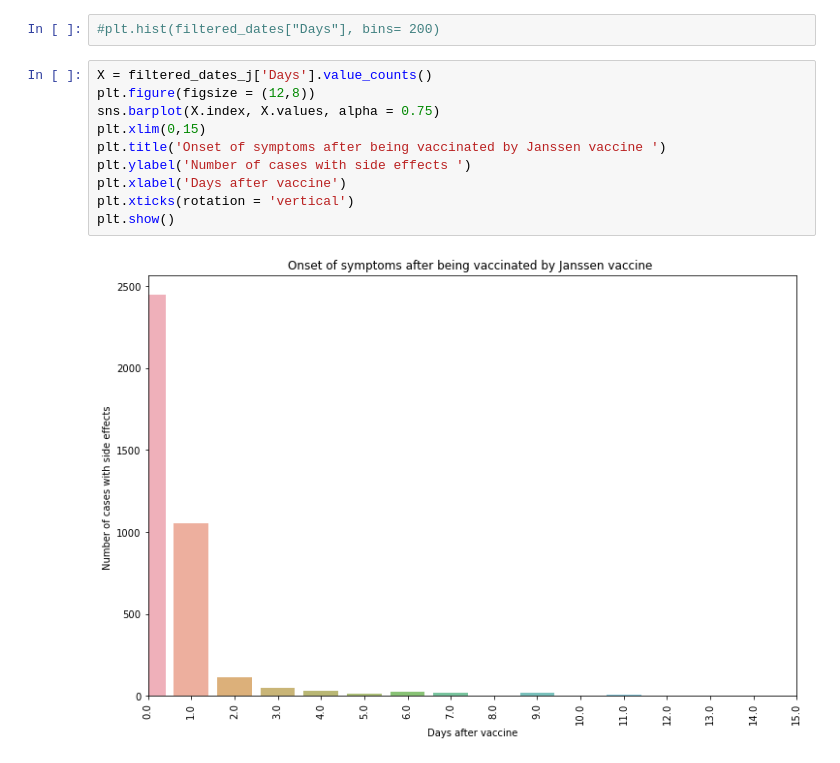
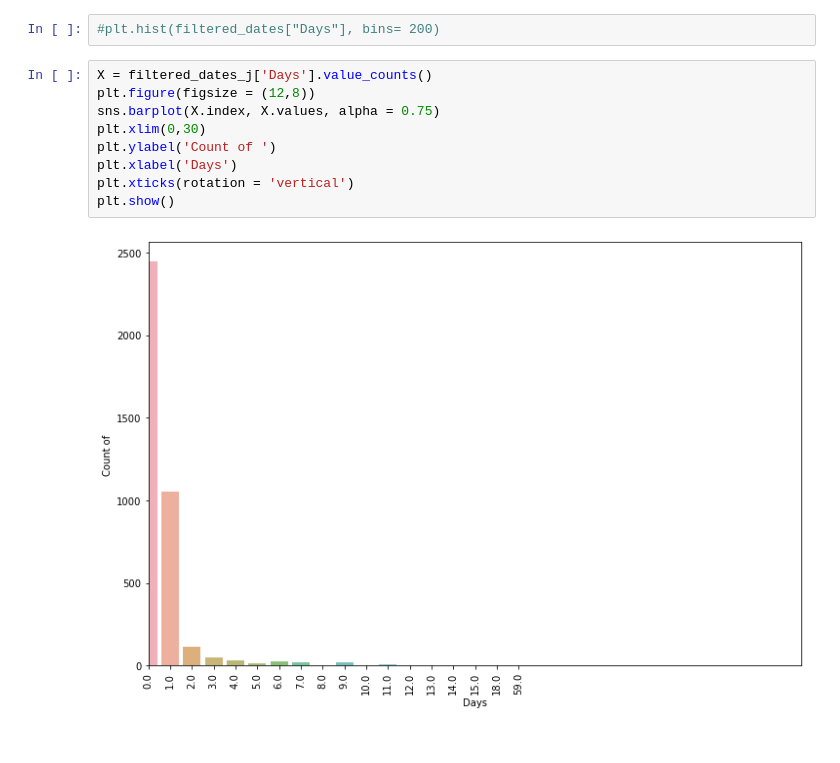
Before and after one commit to anishpai07/COVID-19-Vaccine-Adverse-Effects-VAERS-Analysis, a Jupyter notebook: VAERS Analysis.ipynb, the cells around one changed output. Saved outputs shown, nothing was run; the diff lists cells and outputs as text.

```diff
--- a/VAERS Analysis.ipynb
+++ b/VAERS Analysis.ipynb
@@ -398,12 +398,11 @@ See the caveats in the documentation: https://pandas.pydata.org/pandas-docs/stab
 # %%
 X = filtered_dates_j['Days'].value_counts()
 plt.figure(figsize = (12,8))
 sns.barplot(X.index, X.values, alpha = 0.75)
-plt.xlim(0,15)
-plt.title('Onset of symptoms after being vaccinated by Janssen vaccine ')
-plt.ylabel('Number of cases with side effects ')
-plt.xlabel('Days after vaccine')
+plt.xlim(0,30)
+plt.ylabel('Count of ')
+plt.xlabel('Days')
 plt.xticks(rotation = 'vertical')
 plt.show()
 # %% [output]
-[figure, old version]
+[figure, new version]
```
Also changed, not shown: parts of 3 cells of this notebook.
